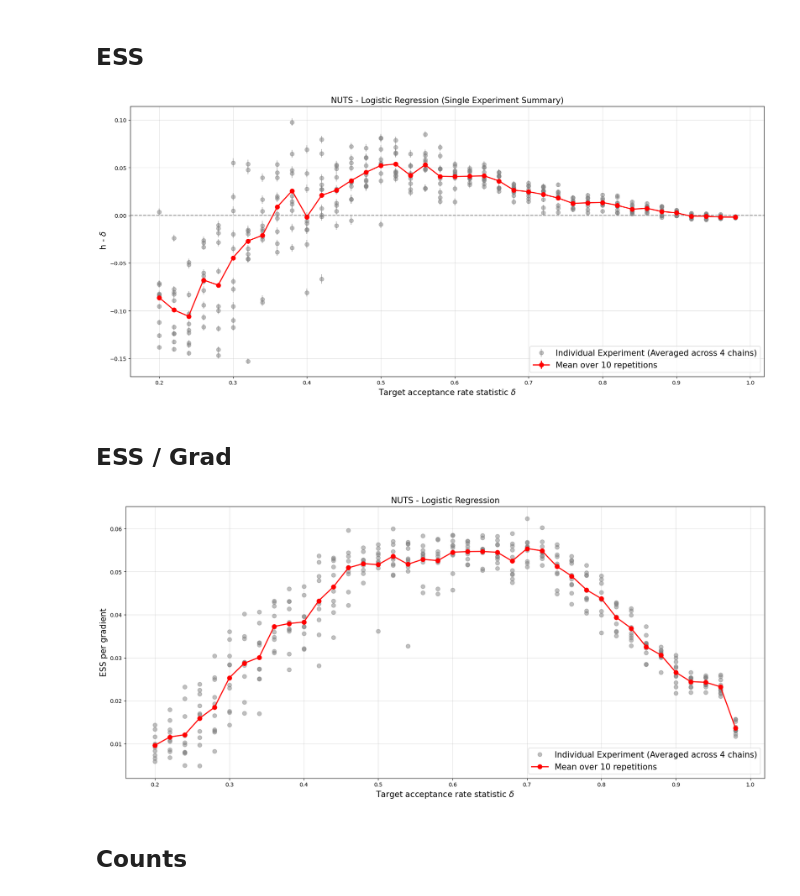
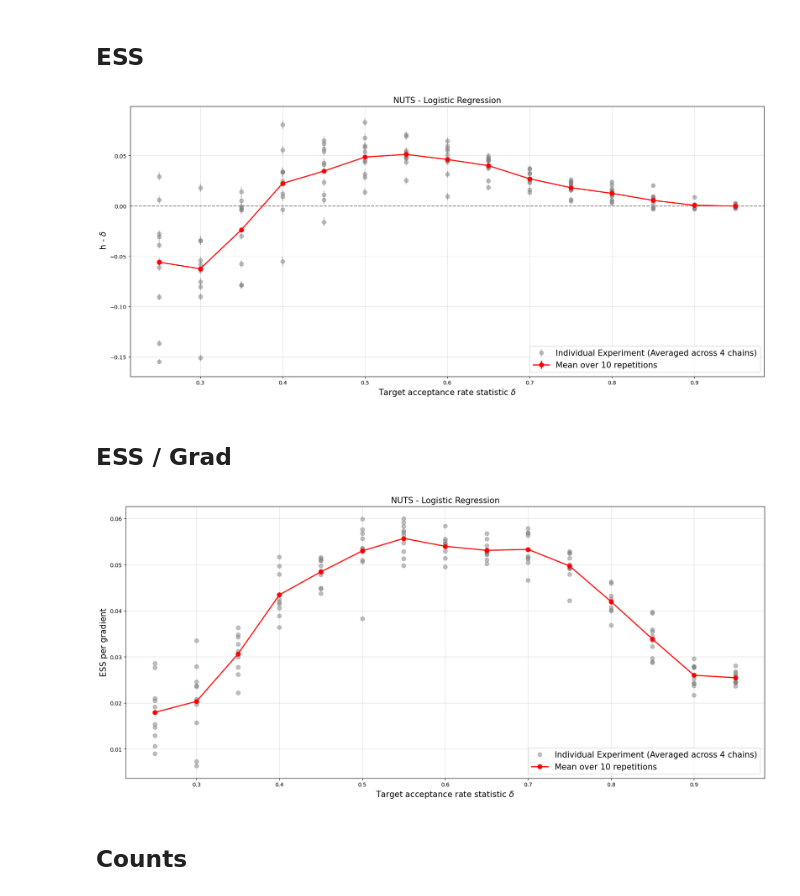
Before and after one commit to Mattia-Ponchio/Inference_Project, a Jupyter notebook: GermanCreditData.ipynb, the cells around one changed output. Cells and saved outputs as stored; diff of their text form; code cells hidden in the pictures.

Commit message:
Changed Group to Delta in dataframe: it is now the value of the acceptance rate used; matched the values in the paper for delta

```diff
--- a/GermanCreditData.ipynb
+++ b/GermanCreditData.ipynb
@@ -666,7 +666,7 @@ Baseline complete. mu_true calculated.
 # %%
 def acc_rate_sweep( model, acceptance_rate_list, repetitions, sample_dict ):
 
-    results = pd.DataFrame(columns=["Group", "Diff", "MCSE", "Min", "Mean", "Bulk Min", "Bulk Mean", "Grad Evals"])
+    results = pd.DataFrame(columns=["Delta", "Diff", "MCSE", "Min", "Mean", "Bulk Min", "Bulk Mean", "Grad Evals"])
     seed_offset = 0
     bins = np.arange(0, sample_dict["max_treedepth"]+2, 1) - 0.5
     # Store the counts of the reached depth: one row for each value of the target acceptance and one column for each frequency
@@ -760,7 +760,7 @@ def acc_rate_sweep( model, acceptance_rate_list, repetitions, sample_dict ):
             ESS_PER_GRAD_MIN_bulk = np.min(all_ess_per_grad_bulk)
 
             # Save results to dataframe
-            tmp= pd.DataFrame({"Group" : i,
+            tmp= pd.DataFrame({"Delta" : target_accept,
                             "Diff"  : diff_chain,
                             "MCSE"  : combined_mcse,
                             "Min"   : ESS_PER_GRAD_MIN,
@@ -778,7 +778,7 @@ def acc_rate_sweep( model, acceptance_rate_list, repetitions, sample_dict ):
 
     return results, depth_counts
 # %%
-delta_list = np.arange(0.20, 0.99, 0.02)
+delta_list = np.arange(0.25, 0.99, 0.05)
 reps = 10
 sample_settings = {"draws": 1000,
                    "tune" : 1000,
@@ -787,5 +787,10 @@ sample_settings = {"draws": 1000,
                    "max_treedepth": 14
                   }
 
+start_time = time.perf_counter()   # debug
 df, depths = acc_rate_sweep(my_model, delta_list, reps, sample_settings)
+# DEBUG:
+end_time = time.perf_counter()
+elapsed_time = end_time - start_time
+print(f"Time elapsed: {elapsed_time:.4f} seconds")
 # %% [output]
@@ -826,7 +831,7 @@ df.head(15)
 # %% [markdown]
 ## ESS
 # %%
-x_in_graph = [delta_list[i] for i in df["Group"].values]
+x_in_graph = df["Delta"].values
 
 # Plotting the single-experiment representation
 fig, ax = plt.subplots(figsize=(21,9))
@@ -834,36 +839,36 @@ fig, ax = plt.subplots(figsize=(21,9))
 # Plot with errorbars using the combined metrics
 ax.errorbar(
     x = x_in_graph,
     y = df["Diff"],
     yerr = df["MCSE"],
     ls="None",
     marker=".",
     ms=15,
     label=f"Individual Experiment (Averaged across {sample_settings["chains"]} chains)",
     color="gray",
     alpha = 0.5
 )
 
 ax.errorbar(x = delta_list,
-            y = df.groupby(by="Group").mean()["Diff"],
-            yerr = df.groupby(by="Group")["MCSE"].apply(lambda x: np.sqrt( (x**2).sum()) / reps ),
+            y = df.groupby(by="Delta").mean()["Diff"],
+            yerr = df.groupby(by="Delta")["MCSE"].apply(lambda x: np.sqrt( (x**2).sum()) / reps ),
             ls = "-",
             marker = "o",
             ms = 8,
             label = f"Mean over {reps} repetitions",
             color="red",
             lw = 2
 )
 
 plt.xlabel(r"Target acceptance rate statistic $\delta$ ", fontsize=15)
 plt.ylabel(r" h - $\delta$", fontsize=15)
 plt.title("NUTS - Logistic Regression", fontsize=15)
 plt.legend(loc="lower right", fontsize=15)
 plt.axhline(y=0.0, ls="--", color="gray")
 plt.grid(alpha=0.4)
 plt.show()
 # %% [output]
-[figure, old version]
+[figure, new version]
 # %% [markdown]
 ## ESS / Grad
 # %%
@@ -883,7 +888,7 @@ ax.plot(
 )
 
 ax.plot(delta_list,
-        df.groupby(by="Group").mean()["Min"],
+        df.groupby(by="Delta").mean()["Min"],
         ls = "-",
         marker = "o",
         ms = 8,
@@ -899,6 +904,6 @@ plt.legend(loc="lower right", fontsize=15)
 plt.grid(alpha=0.4)
 plt.show()
 # %% [output]
-[figure, old version]
+[figure, new version]
 # %% [markdown]
 ## Counts
```
Also changed, not shown: parts of 11 cells of this notebook, 2 other files.
